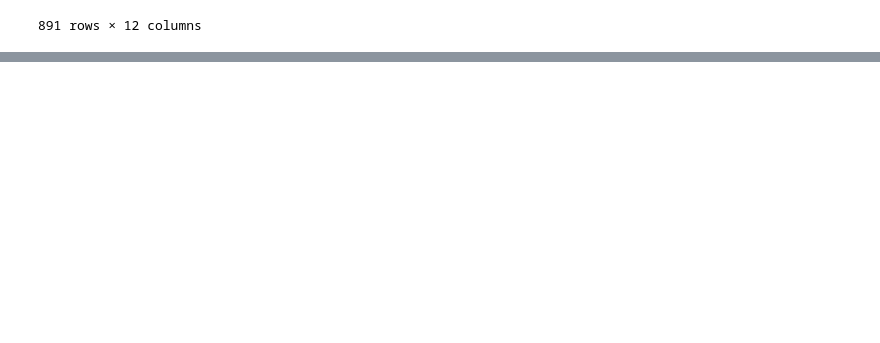
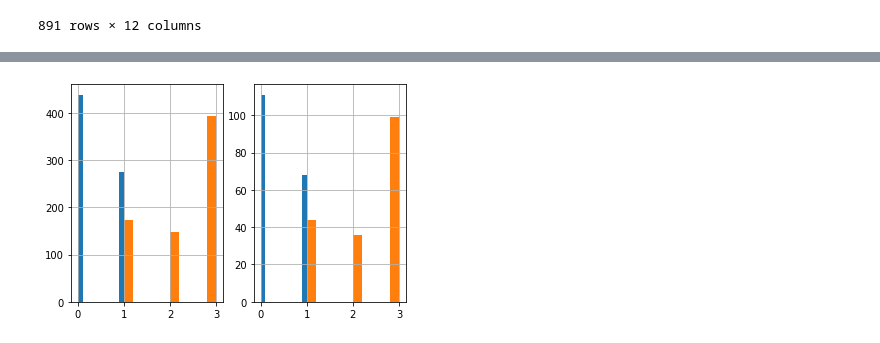
Before and after one commit to LeonardoZanotti/Titanic-survival-prediction, a Jupyter notebook: titanic.ipynb, the cells around one changed output, grey strips where cells are left out. Saved outputs shown, nothing was run; the diff lists cells and outputs as text; code cells hidden in the pictures; blank space fills up the shorter version.

Commit message:
splitted some train data to test and verified the distribution

```diff
--- a/titanic.ipynb
+++ b/titanic.ipynb
@@ -26,0 +29,21 @@ plt.show()
+# %%
+from sklearn.model_selection import StratifiedShuffleSplit
+
+splitter = StratifiedShuffleSplit(n_splits=1, test_size=0.2)
+
+# Split the train data to have some test data, but maintain good proportion of info about Survived, Pclass and Sex in both (if not, in the test it can be bad)
+for train_indices, test_indices in splitter.split(titanic_data, titanic_data[["Survived", "Pclass", "Sex"]]):
+    strat_train_set = titanic_data.loc[train_indices]
+    strat_test_set = titanic_data.loc[test_indices]
+# %%
+plt.subplot(1, 2, 1)
+strat_train_set["Survived"].hist()
+strat_train_set["Pclass"].hist()
+
+plt.subplot(1, 2, 2)
+strat_test_set["Survived"].hist()
+strat_test_set["Pclass"].hist()
+
+plt.show()
+# %% [output]
+[figure, added]
```
Also changed, not shown: parts of 1 cell of this notebook, 1 other file.
